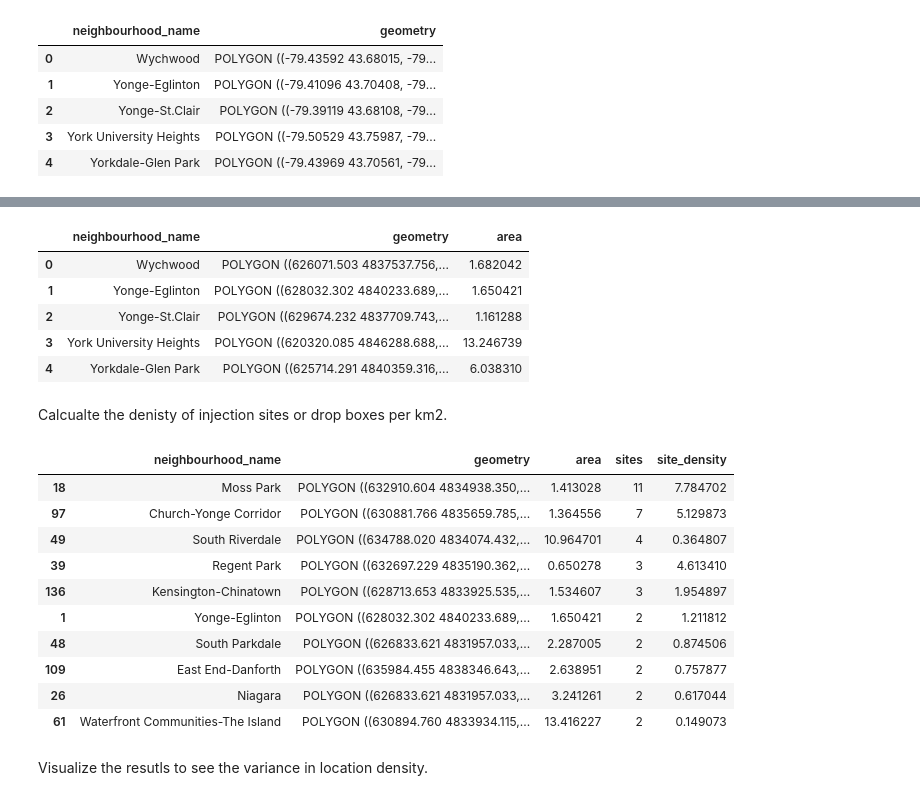
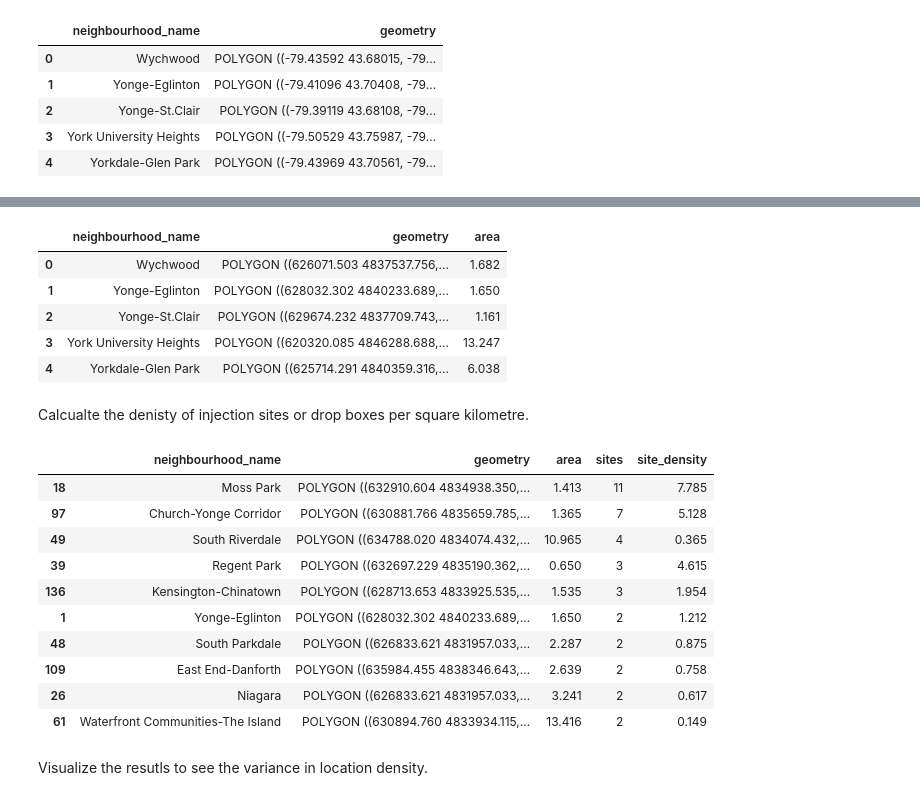
Before and after one commit to jayshah2111/team-algorithm-avengers, a Jupyter notebook: Injection_site_maps.ipynb, the cells around one changed output, grey strips where cells are left out. Saved outputs shown, nothing was run; the diff lists cells and outputs as text; code cells hidden in the pictures.

```diff
--- a/Injection_site_maps.ipynb
+++ b/Injection_site_maps.ipynb
@@ -86,24 +91,26 @@ Parkdale Queen West Community Health Centre, 1229, Queen Street West, Little Tib
 needle_locations['Address'] = needle_locations['Address'] + " Toronto"
 injection_locations['Address'] = injection_locations['Address'] + " Toronto"
 # %%
-# importing geopy library and Nominatim class
-from geopy.geocoders import Nominatim
+# Call the geocoding service Nominatim
+locator = Nominatim(user_agent="Geopy Library")
 
-# calling the Nominatim tool and create Nominatim class
-loc = Nominatim(user_agent="Geopy Library")
+# Function to output the Latitude
+def address_to_lat(address):
 
-def address_to_lat(address):
     # Increase timeout due to slow running
-    getLoc = loc.geocode(address, timeout=10)
+    Location = locator.geocode(address, timeout=10)
 
-    return getLoc.latitude
+    return Location.latitude
 
+# Function to output the Longitude
 def address_to_lon(address):
 
-    getLoc = loc.geocode(address, timeout=10)
+    # Increase timeout due to slow running
+    Location = locator.geocode(address, timeout=10)
 
-    return getLoc.longitude
+    return Location.longitude
 
+# Apply the functions to the "Address" columns in the dataframe to get the latitude and logitude in seperate columns
 needle_locations['Latitude']=needle_locations['Address'].apply(lambda x: address_to_lat(x))
 needle_locations['Longitude']=needle_locations['Address'].apply(lambda x: address_to_lon(x))
 
@@ -179,11 +199,12 @@ neighbourhoods.head()
 # %%
+# Convert dataframes into a GeoDataFrames by specifying the latitude and longitude
 needle_locations_gdf = gpd.GeoDataFrame(needle_locations,
                                     geometry=gpd.points_from_xy(needle_locations['Longitude'], needle_locations['Latitude']),crs="EPSG:4326")
 
 injection_locations_gdf = gpd.GeoDataFrame(injection_locations,
                                        geometry=gpd.points_from_xy(injection_locations['Longitude'], injection_locations['Latitude']),crs="EPSG:4326")
 
-# Ensure they use the same CRS as the 'neighbourhoods' GeoDataFrame (if needed)
-neighbourhoods=neighbourhoods.to_crs(epsg=26917)
-needle_locations = needle_locations.to_crs(epsg=26917)
-injection_locations = injection_locations.to_crs(epsg=26917)
+# Ensure they use the epsg=26917 CRS
+neighbourhoods_26917=neighbourhoods.to_crs(epsg=26917)
+needle_locations_gdf_26917 = needle_locations_gdf.to_crs(epsg=26917)
+injection_locations_gdf_26917 = injection_locations_gdf.to_crs(epsg=26917)
@@ -208,43 +276,42 @@ Looks like theyre all downtown. Calculate the area in square kilometers of each
 # %%
 # Call the geometry.area method to get the area in m2 and divide by 10^6 to convert to km2
-neighbourhoods['area'] = neighbourhoods.geometry.area / 10 ** 6
+neighbourhoods_26917['area'] = round(neighbourhoods_26917.geometry.area / 10 ** 6,3)
 
-# View GeoDataFrame
-neighbourhoods.head()
+neighbourhoods_26917.head()
 # %% [output]
 |  | neighbourhood_name | geometry | area |
-| 0 | Wychwood | POLYGON ((626071.503 4837537.756,... | 1.682042 |
-| 1 | Yonge-Eglinton | POLYGON ((628032.302 4840233.689,... | 1.650421 |
-| 2 | Yonge-St.Clair | POLYGON ((629674.232 4837709.743,... | 1.161288 |
-| 3 | York University Heights | POLYGON ((620320.085 4846288.688,... | 13.246739 |
-| 4 | Yorkdale-Glen Park | POLYGON ((625714.291 4840359.316,... | 6.038310 |
+| 0 | Wychwood | POLYGON ((626071.503 4837537.756,... | 1.682 |
+| 1 | Yonge-Eglinton | POLYGON ((628032.302 4840233.689,... | 1.650 |
+| 2 | Yonge-St.Clair | POLYGON ((629674.232 4837709.743,... | 1.161 |
+| 3 | York University Heights | POLYGON ((620320.085 4846288.688,... | 13.247 |
+| 4 | Yorkdale-Glen Park | POLYGON ((625714.291 4840359.316,... | 6.038 |
 # %% [markdown]
-Calcualte the denisty of injection sites or drop boxes per km2.
+Calcualte the denisty of injection sites or drop boxes per square kilometre.
 # %%
 # Apply the .within() method to each row in the neighbourhoods geodataframe to determine number of sites in each neighbourhood
-neighbourhoods['sites'] = neighbourhoods.apply(lambda row: (needle_locations.geometry.within(row.geometry).sum() +
-                                                            injection_locations.geometry.within(row.geometry).sum()), axis=1)
+neighbourhoods_26917['sites'] = neighbourhoods_26917.apply(lambda row: (needle_locations_gdf_26917.geometry.within(row.geometry).sum() +
+                                                            injection_locations_gdf_26917.geometry.within(row.geometry).sum()), axis=1)
 
 # Sort the geodataframe by the stations
-neighbourhoods = neighbourhoods.sort_values(by='sites', ascending = False)
+neighbourhoods_26917 = neighbourhoods_26917.sort_values(by='sites', ascending = False)
 
 # Divide the number of stations in each neighbourhood by the area of each neighbourhood
-neighbourhoods['site_density'] = neighbourhoods['sites'] / neighbourhoods['area']
+neighbourhoods_26917['site_density'] = round(neighbourhoods_26917['sites'] / neighbourhoods_26917['area'],3)
 
 # View GeoDataFrame
-neighbourhoods.head(10)
+neighbourhoods_26917.head(10)
 # %% [output]
 |  | neighbourhood_name | geometry | area | sites | site_density |
-| 18 | Moss Park | POLYGON ((632910.604 4834938.350,... | 1.413028 | 11 | 7.784702 |
-| 97 | Church-Yonge Corridor | POLYGON ((630881.766 4835659.785,... | 1.364556 | 7 | 5.129873 |
-| 49 | South Riverdale | POLYGON ((634788.020 4834074.432,... | 10.964701 | 4 | 0.364807 |
-| 39 | Regent Park | POLYGON ((632697.229 4835190.362,... | 0.650278 | 3 | 4.613410 |
-| 136 | Kensington-Chinatown | POLYGON ((628713.653 4833925.535,... | 1.534607 | 3 | 1.954897 |
-| 1 | Yonge-Eglinton | POLYGON ((628032.302 4840233.689,... | 1.650421 | 2 | 1.211812 |
-| 48 | South Parkdale | POLYGON ((626833.621 4831957.033,... | 2.287005 | 2 | 0.874506 |
-| 109 | East End-Danforth | POLYGON ((635984.455 4838346.643,... | 2.638951 | 2 | 0.757877 |
-| 26 | Niagara | POLYGON ((626833.621 4831957.033,... | 3.241261 | 2 | 0.617044 |
-| 61 | Waterfront Communities-The Island | POLYGON ((630894.760 4833934.115,... | 13.416227 | 2 | 0.149073 |
+| 18 | Moss Park | POLYGON ((632910.604 4834938.350,... | 1.413 | 11 | 7.785 |
+| 97 | Church-Yonge Corridor | POLYGON ((630881.766 4835659.785,... | 1.365 | 7 | 5.128 |
+| 49 | South Riverdale | POLYGON ((634788.020 4834074.432,... | 10.965 | 4 | 0.365 |
+| 39 | Regent Park | POLYGON ((632697.229 4835190.362,... | 0.650 | 3 | 4.615 |
+| 136 | Kensington-Chinatown | POLYGON ((628713.653 4833925.535,... | 1.535 | 3 | 1.954 |
+| 1 | Yonge-Eglinton | POLYGON ((628032.302 4840233.689,... | 1.650 | 2 | 1.212 |
+| 48 | South Parkdale | POLYGON ((626833.621 4831957.033,... | 2.287 | 2 | 0.875 |
+| 109 | East End-Danforth | POLYGON ((635984.455 4838346.643,... | 2.639 | 2 | 0.758 |
+| 26 | Niagara | POLYGON ((626833.621 4831957.033,... | 3.241 | 2 | 0.617 |
+| 61 | Waterfront Communities-The Island | POLYGON ((630894.760 4833934.115,... | 13.416 | 2 | 0.149 |
 # %% [markdown]
 Visualize the resutls to see the variance in location density.
 # %%
```
Also changed, not shown: parts of 56 cells of this notebook, 1 other file.
